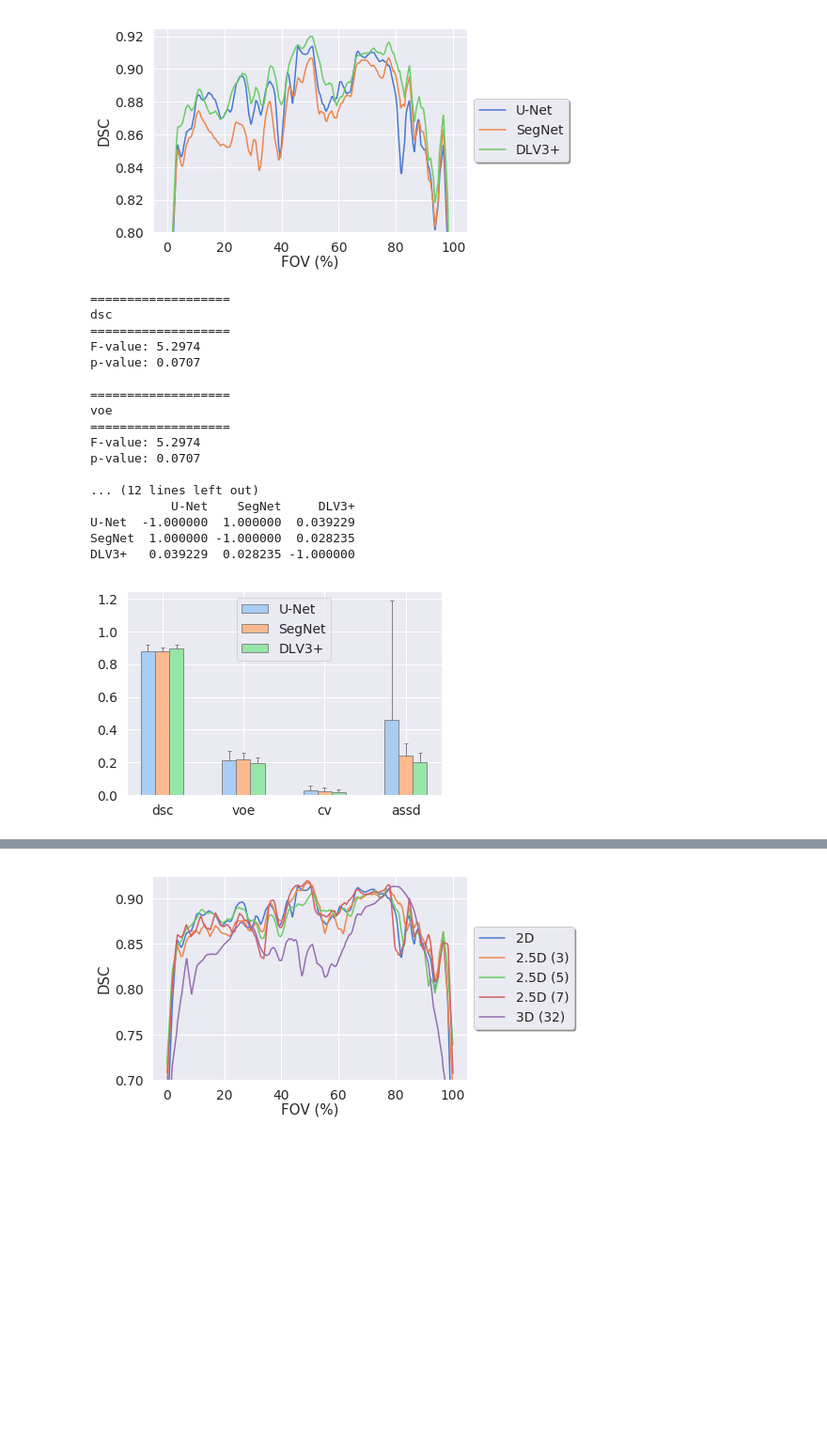
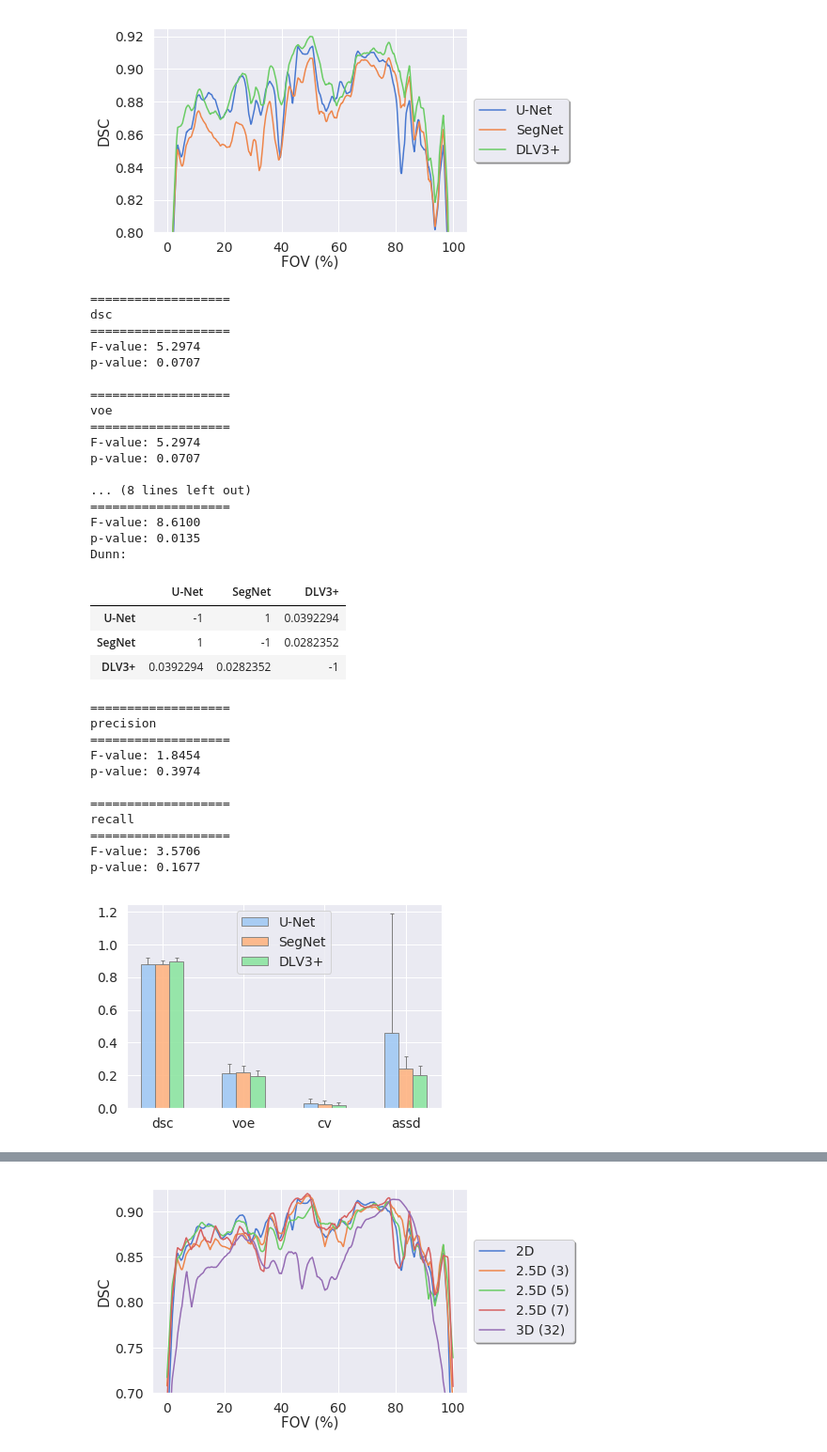
Before and after one commit to ad12/MedSegPy, a Jupyter notebook: analysis/exp_graphs.ipynb, the cells around one changed output, grey strips where cells are left out. Shown at 94% size. Drawn from its saved outputs; the diff is of its cells as text; code cells hidden in the pictures; blank space fills up the shorter version.

```diff
--- a/analysis/exp_graphs.ipynb
+++ b/analysis/exp_graphs.ipynb
@@ -57,31 +57,46 @@ VOLUME_3D = ef.VOLUME_3D
 # %%
 # Architecture result paths
 ARCHS = {'filename': 'architecture',
          'keys': ['U-Net', 'SegNet', 'DLV3+'],
          'U-Net': ARCH_UNET, 'SegNet': ARCH_SEGNET, 'DLV3+': ARCH_DEEPLAB}
 af.graph_slice_exp(ARCHS, True, title='', show_error=False, ylim=[0.8, 0.925])
 
-stats.kruskal_dunn_analysis([ARCH_UNET, ARCH_SEGNET, ARCH_DEEPLAB], ARCHS['keys'], 'stats-arch')
+stats.kruskal_dunn_analysis([ARCH_UNET, ARCH_SEGNET, ARCH_DEEPLAB], ARCHS['keys'])
 stats.compare_metrics_v2([ARCH_UNET, ARCH_SEGNET, ARCH_DEEPLAB], ARCHS['keys'], 'stats-arch')
 # %% [output]
 [figure]
 ===================
 dsc
 ===================
 F-value: 5.2974
 p-value: 0.0707
 
 ===================
 voe
 ===================
 F-value: 5.2974
 p-value: 0.0707
 
-... (12 lines left out)
-           U-Net    SegNet     DLV3+
-U-Net  -1.000000  1.000000  0.039229
-SegNet  1.000000 -1.000000  0.028235
-DLV3+   0.039229  0.028235 -1.000000
+... (8 lines left out)
+===================
+F-value: 8.6100
+p-value: 0.0135
+Dunn:
+|  | U-Net | SegNet | DLV3+ |
+| U-Net | -1 | 1 | 0.0392294 |
+| SegNet | 1 | -1 | 0.0282352 |
+| DLV3+ | 0.0392294 | 0.0282352 | -1 |
+===================
+precision
+===================
+F-value: 1.8454
+p-value: 0.3974
+
+===================
+recall
+===================
+F-value: 3.5706
+p-value: 0.1677
 [figure]
 # %%
 # Loss function result paths
```
Also changed, not shown: parts of 3 cells of this notebook, 2 other files.
